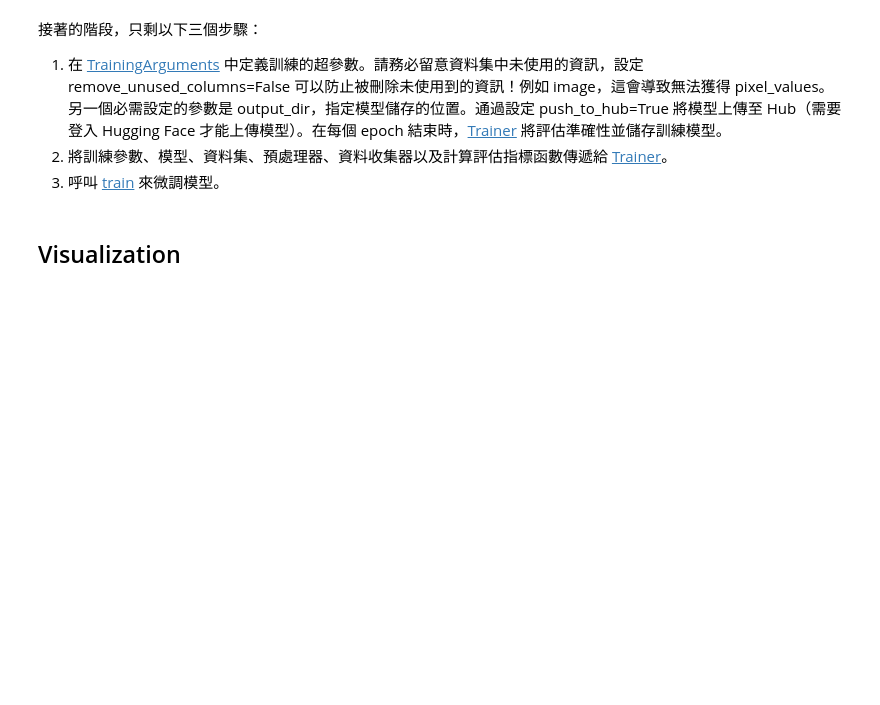
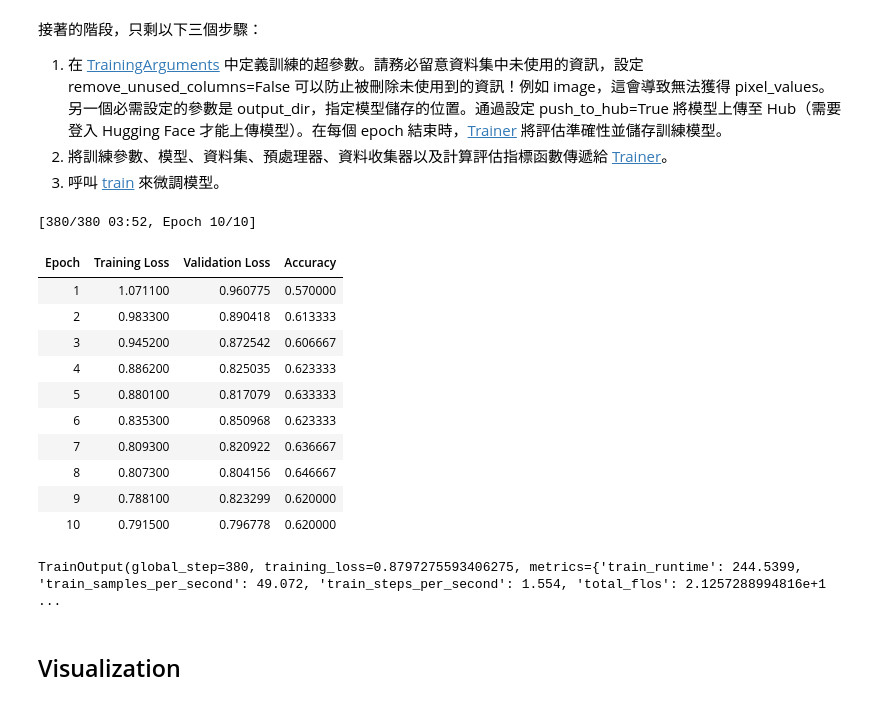
Before and after one commit to TA-aiacademy/CMU_Course, a Jupyter notebook: 03_Medical_Image/Part_2/2_Medical_image_example_with_GradCAM.ipynb, the cells around one changed output. Cells and saved outputs as stored; diff of their text form; code cells hidden in the pictures; blank space fills up the shorter version.

```diff
--- a/03_Medical_Image/Part_2/2_Medical_image_example_with_GradCAM.ipynb
+++ b/03_Medical_Image/Part_2/2_Medical_image_example_with_GradCAM.ipynb
@@ -20,6 +41,6 @@ import torch.nn as nn
 # %%
 from datasets import load_dataset
 
-dataset = load_dataset("/home/jovyan/ta-shared-ii/datas/new_NIH_data_1800/")
+dataset = load_dataset("NIH-3/")
 # %%
 dataset
@@ -180,9 +276,21 @@ trainer = Trainer(
     compute_metrics=compute_metrics,
 )
 # %%
-from transformers.integrations import MLflowCallback
-trainer.remove_callback(MLflowCallback)
 trainer.train()
+# %% [output]
+[380/380 03:52, Epoch 10/10]
+| Epoch | Training Loss | Validation Loss | Accuracy |
+| 1 | 1.071100 | 0.960775 | 0.570000 |
+| 2 | 0.983300 | 0.890418 | 0.613333 |
+| 3 | 0.945200 | 0.872542 | 0.606667 |
+| 4 | 0.886200 | 0.825035 | 0.623333 |
+| 5 | 0.880100 | 0.817079 | 0.633333 |
+| 6 | 0.835300 | 0.850968 | 0.623333 |
+| 7 | 0.809300 | 0.820922 | 0.636667 |
+| 8 | 0.807300 | 0.804156 | 0.646667 |
+| 9 | 0.788100 | 0.823299 | 0.620000 |
+| 10 | 0.791500 | 0.796778 | 0.620000 |
+TrainOutput(global_step=380, training_loss=0.8797275593406275, metrics={'train_runtime': 244.5399, 'train_samples_per_second': 49.072, 'train_steps_per_second': 1.554, 'total_flos': 2.1257288994816e+1 ...
 # %% [markdown]
 ## Visualization
 # %%
```
Also changed, not shown: parts of 32 cells of this notebook.
